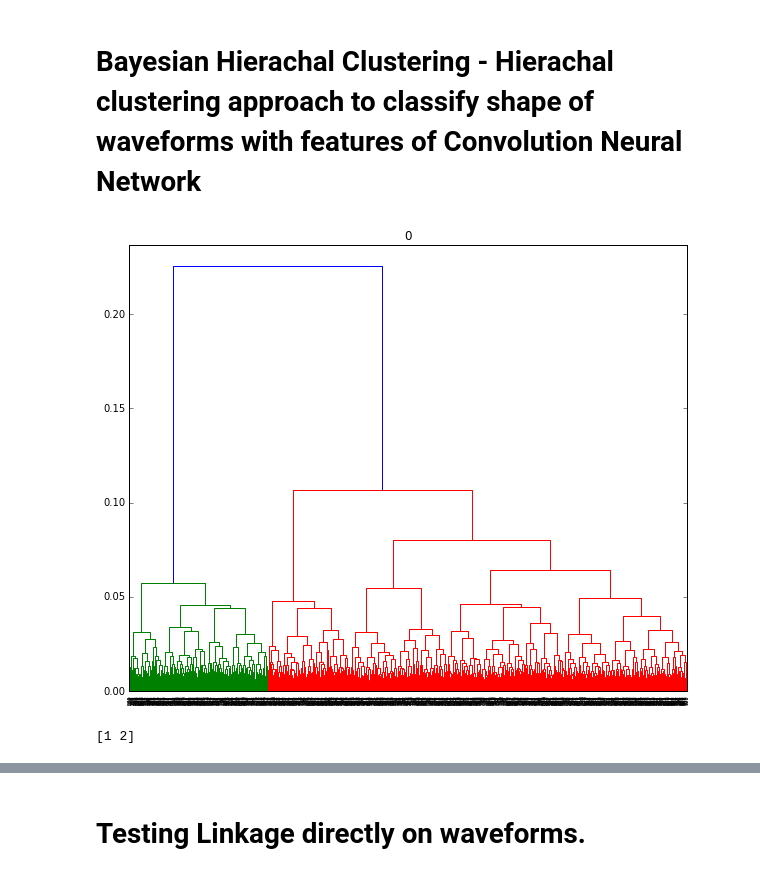
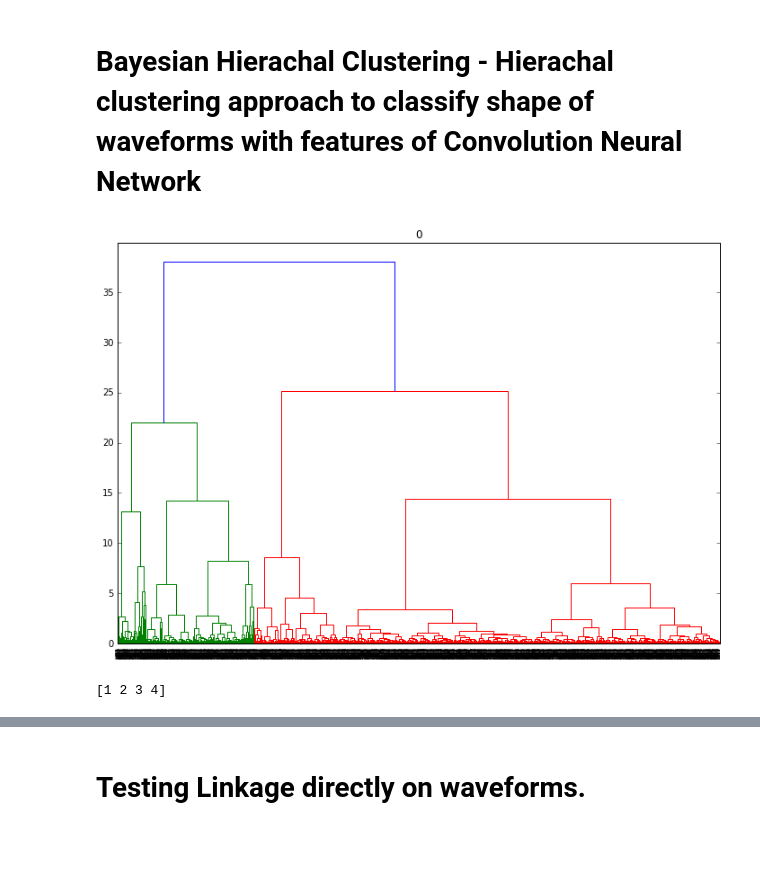
Before and after one commit to hareyakana/Script_For_TS_Keras, a Jupyter notebook: notebook.ipynb, the cells around one changed output, grey strips where cells are left out. Cells and saved outputs as stored; diff of their text form; code cells hidden in the pictures; blank space fills up the shorter version.

```diff
--- a/notebook.ipynb
+++ b/notebook.ipynb
@@ -75,8 +75,8 @@ dataset = Waveform(path="../alphaandbeta.root")
 # %%
-BATCH_SIZE = 1000
+BATCH_SIZE = 3000
 data_loader = DataLoader(dataset=dataset,
                          batch_size=BATCH_SIZE,
-                         shuffle=True,
+                         shuffle=False,
                          num_workers=3)
 
 # #Testing#
@@ -107,12 +113,12 @@ class Autoencoder(nn.Module):
 #         self.norm = nn.BatchNorm1d(1)
         self.cv1 = nn.Conv1d(1, 32, kernel_size=8, stride=4, padding=4)
         self.pl1 = nn.MaxPool1d(2, stride=4)
-        self.cv21 = nn.Conv1d(32, 16, kernel_size=8, stride=4, padding=4)
+        self.cv21 = nn.Conv1d(32, 32, kernel_size=8, stride=4, padding=4)
         self.pl21 = nn.MaxPool1d(2, stride=4)
-        self.cv22 = nn.Conv1d(32, 16, kernel_size=8, stride=4, padding=4)
+        self.cv22 = nn.Conv1d(32, 32, kernel_size=8, stride=4, padding=4)
         self.pl22 = nn.MaxPool1d(2, stride=4)
 
-        self.ct1 = nn.ConvTranspose1d(16, 32, kernel_size=8, stride=4, padding=2)
+        self.ct1 = nn.ConvTranspose1d(32, 32, kernel_size=8, stride=4, padding=2)
         self.up1 = nn.Upsample(scale_factor=2, mode='nearest')
         self.ct2 = nn.ConvTranspose1d(32, 32, kernel_size=8, stride=4, padding=2)
         self.up2 = nn.Upsample(scale_factor=2, mode='nearest')
@@ -343,15 +366,15 @@ print(loss)
 #         return (self.waveform[idx],self.label[idx])
 
 train_loader = DataLoader(dataset=np.load("train.npy"),
-                         batch_size=BATCH_SIZE,
-                         shuffle=True,
+                         batch_size=1000,
+                         shuffle=False,
                          num_workers=3)
 
 # for i in enumerate(train_loader):
 #     print(i)
 # %%
 %%time
-N_EPOCHS = 10
+N_EPOCHS = 20
 # allow for manual keyboard interrupt
 try:
     # loop through epochs
@@ -396,4 +419,4 @@ try:
 except KeyboardInterrupt:
     print('Training ended early.')
 
-torch.save(GEN.state_dict(),"GEN_WEIGHT_quarter.pkl")
+torch.save(GEN.state_dict(),"8_65_encoder.pkl")
@@ -411,10 +452,11 @@ try:
         average2 = []
         average3 = []
         average4 = []
+        average5 = []
 #         print(batch_number,label.size())
 #         print(waveform.size())
-#         if batch_number == 10:
-#             break
+        if batch_number == 1:
+            break
 
         batch_size = waveform.size()[0]
 #         print(batch_size)
@@ -430,13 +472,13 @@ try:
         Z = linkage(green, method="ward")
 #         print(Z.shape)
 #         print(Z)
-        fig = plt.figure(figsize=(10, 8))
+        fig = plt.figure(figsize=(12, 8))
         dn = dendrogram(Z)
         plt.title(batch_number)
-        plt.savefig("alphabetaden.png")
+#         plt.savefig("ls.png")
         plt.show()
 
-        clusters = fcluster(Z, 0.20, criterion='distance')
+        clusters = fcluster(Z, 20, criterion='distance')
 #         print(clusters.shape)
 #         print(clusters)
         print(np.unique(clusters))
@@ -456,10 +498,10 @@ try:
 
 #             plt.figure()
 #             plt.title("{}".format(clusters[i]))
-#             plt.plot(red[0],label="encoder output",alpha=0.7)
+# #             plt.plot(red[0],label="encoder output",alpha=0.7)
 #             plt.plot(blue[0],label="encoder input",alpha=0.7)
 #             plt.legend()
-# #                     plt.savefig("fig/{}_{}.png".format(k,i))
+# #             plt.savefig("fig/autoencoder{}.png".format(i))
 #             plt.show()
 
 #             for k in range(len(np.unique(clusters))):
@@ -474,43 +516,64 @@ try:
 
             if clusters[i]==1:
                 average.append(blue[0])
 
             if clusters[i]==2:
                 average2.append(blue[0])
 
-#             if clusters[i]==3:
-#                 average3.append(blue[0])
+            if clusters[i]==3:
+                average3.append(blue[0])
 
-#             if clusters[i]==4:
-#                 average4.append(blue[0])
+            if clusters[i]==4:
+                average4.append(blue[0])
+
+            if clusters[i]==5:
+                average5.append(blue[0])
+
         dang = np.mean(average, axis=0)
         dang2 = np.mean(average2, axis=0)
-#         dang3 = np.mean(average3, axis=0)
-#         dang4 = np.mean(average4, axis=0)
+        dang3 = np.mean(average3, axis=0)
+        dang4 = np.mean(average4, axis=0)
+        dang5 = np.mean(average5, axis=0)
 
         plt.figure(figsize=(10,8))
         plt.plot(dang,label="1")
         plt.plot(dang2,label="2")
-#         plt.plot(dang3,label="3")
-#         plt.plot(dang4,label="4")
-        plt.xlim(0,2000)
+        plt.plot(dang3,label="3")
+        plt.plot(dang4,label="4")
+#         plt.plot(dang5,label="5")
+#         plt.xlim(50,200)
         plt.xlabel("channel")
         plt.legend()
-        plt.title(batch_number)
-        plt.savefig("avealphabeta.png")
+#         plt.title(batch_number)
+#         plt.savefig("ls3.png")
         plt.show()
+
+        plt.figure(figsize=(10,8))
+        plt.plot(average3[0])
+        plt.plot(average3[1])
+        plt.plot(average3[2])
+
+
+#         plt.xlim(50,200)
+        plt.xlabel("channel")
+        plt.legend()
+#         plt.title(batch_number)
+#         plt.savefig("lsr.png")
+        plt.show()
+
+
 
 #         Features[batch_number*1000:(batch_number+1)*1000] = feat[0]
 
 
 #         print(Features.size())
     # db = DBSCAN(eps=0.3, min_samples=20).fit(DATA.detach().numpy())
     # print(db.core_sample_indices_)
     # print(db.labels_)
 
 
 except KeyboardInterrupt:
     print('Training ended early.')
 # %% [output]
-[figure, old version]
+[figure, new version]
-[1 2]
+[1 2 3 4]
```
Also changed, not shown: parts of 11 cells of this notebook, 1 other file.
